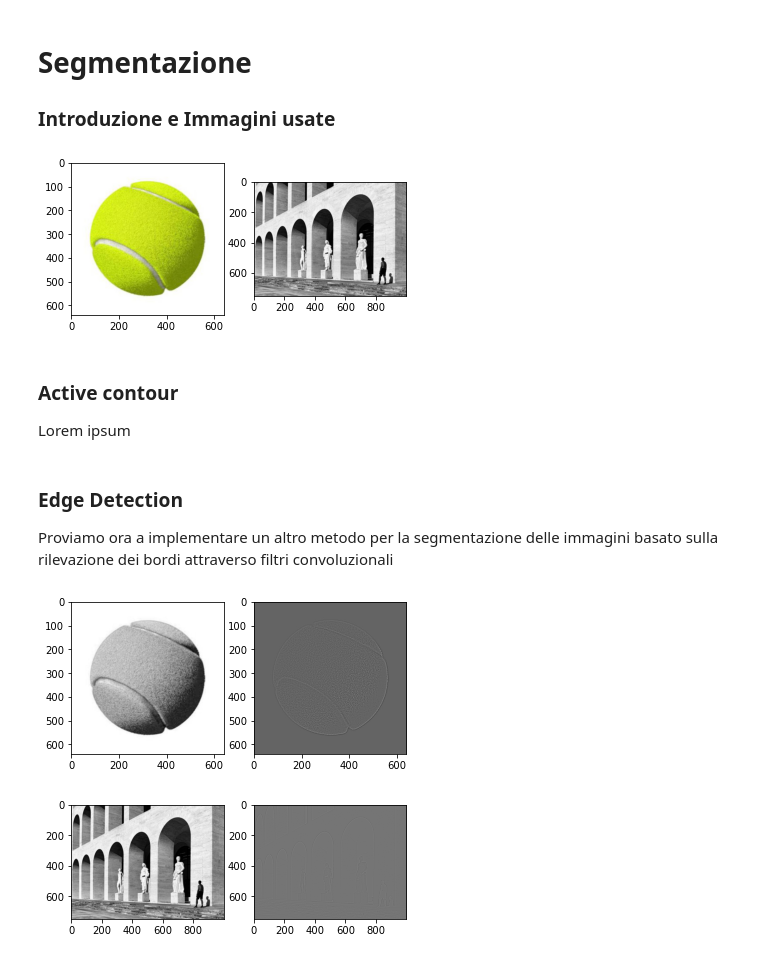
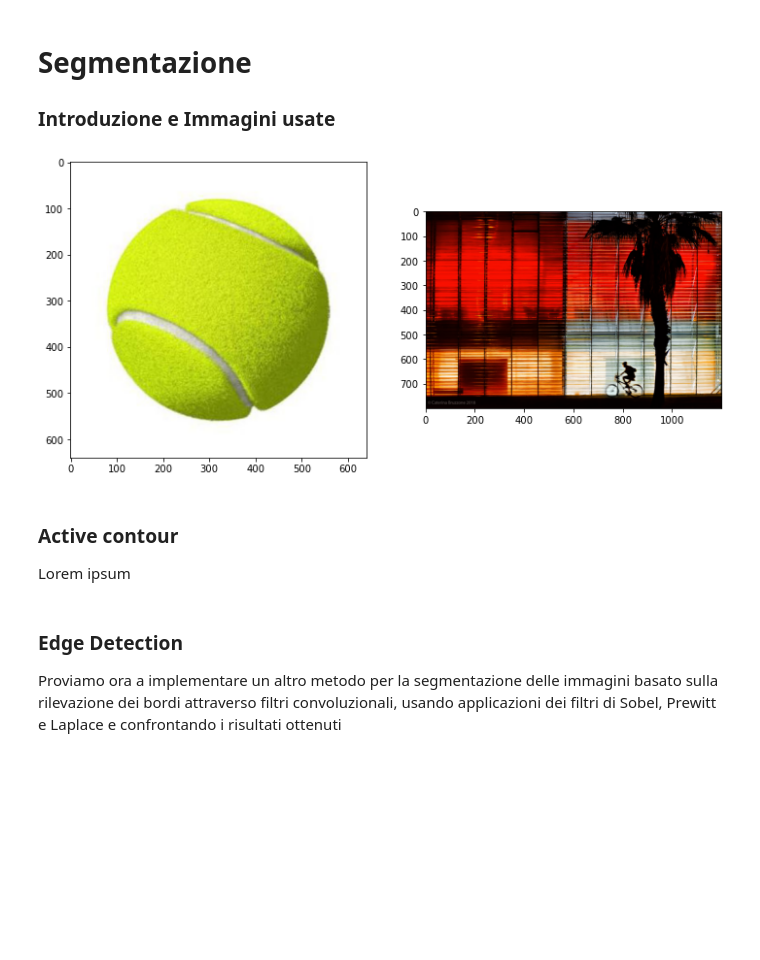
Before and after one commit to lucab1705/Image_Segmentation_Python, a Jupyter notebook: segmentation.ipynb, the cells around one changed output. Cells and saved outputs as stored; diff of their text form; code cells hidden in the pictures; blank space fills up the shorter version.

```diff
--- a/segmentation.ipynb
+++ b/segmentation.ipynb
@@ -4,18 +4,17 @@
 <h3>Introduzione e Immagini usate</h3>
 # %%
 import numpy as np
-from PIL import Image
 from matplotlib import pyplot as plt
-from scipy import ndimage
 from skimage.color import rgb2gray
 
 ballImg = plt.imread('./tennis_ball.jpg')
-bnImg = plt.imread('./BN.jpg')
-fig, axes = plt.subplots(1, 2)
-_ = axes[0].imshow(ballImg)
-_ = axes[1].imshow(bnImg)
+moveImg = plt.imread('./movement.jpg')
+fig, axes = plt.subplots(1, 2, figsize=(12, 12))
+ax = axes.ravel()
+_ = ax[0].imshow(ballImg)
+_ = ax[1].imshow(moveImg)
 # %% [output]
-[figure, old version]
+[figure, new version]
 # %% [markdown]
 <h3>Active contour</h3>
 
@@ -26,20 +25,5 @@ _ = axes[1].imshow(bnImg)
 <h3>Edge Detection</h3>
 
 Proviamo ora a implementare un altro metodo per la segmentazione delle immagini
-basato sulla rilevazione dei bordi attraverso filtri convoluzionali
+basato sulla rilevazione dei bordi attraverso filtri convoluzionali, usando applicazioni
+dei filtri di Sobel, Prewitt e Laplace e confrontando i risultati ottenuti
-# %%
-gray_ball = rgb2gray(ballImg)
-laplace_kernel = np.array([np.array([1, 1, 1]), np.array([1, -8, 1]), np.array([1, 1, 1])])
-tennis_ball_out = ndimage.convolve(gray_ball, laplace_kernel)
-_ , axes = plt.subplots(1, 2)
-_ = axes[0].imshow(gray_ball, cmap='gray')
-_ = axes[1].imshow(tennis_ball_out, cmap='gray')
-
-gray_bn = rgb2gray(bnImg)
-bnImg_out = ndimage.convolve(gray_bn, laplace_kernel)
-_ , axes = plt.subplots(1, 2)
-_ = axes[0].imshow(gray_bn, cmap='gray')
-_ = axes[1].imshow(bnImg_out, cmap='gray')
-# %% [output]
-[figure, removed]
-[figure, removed]
```
Also changed, not shown: parts of 7 cells of this notebook, 2 other files.
